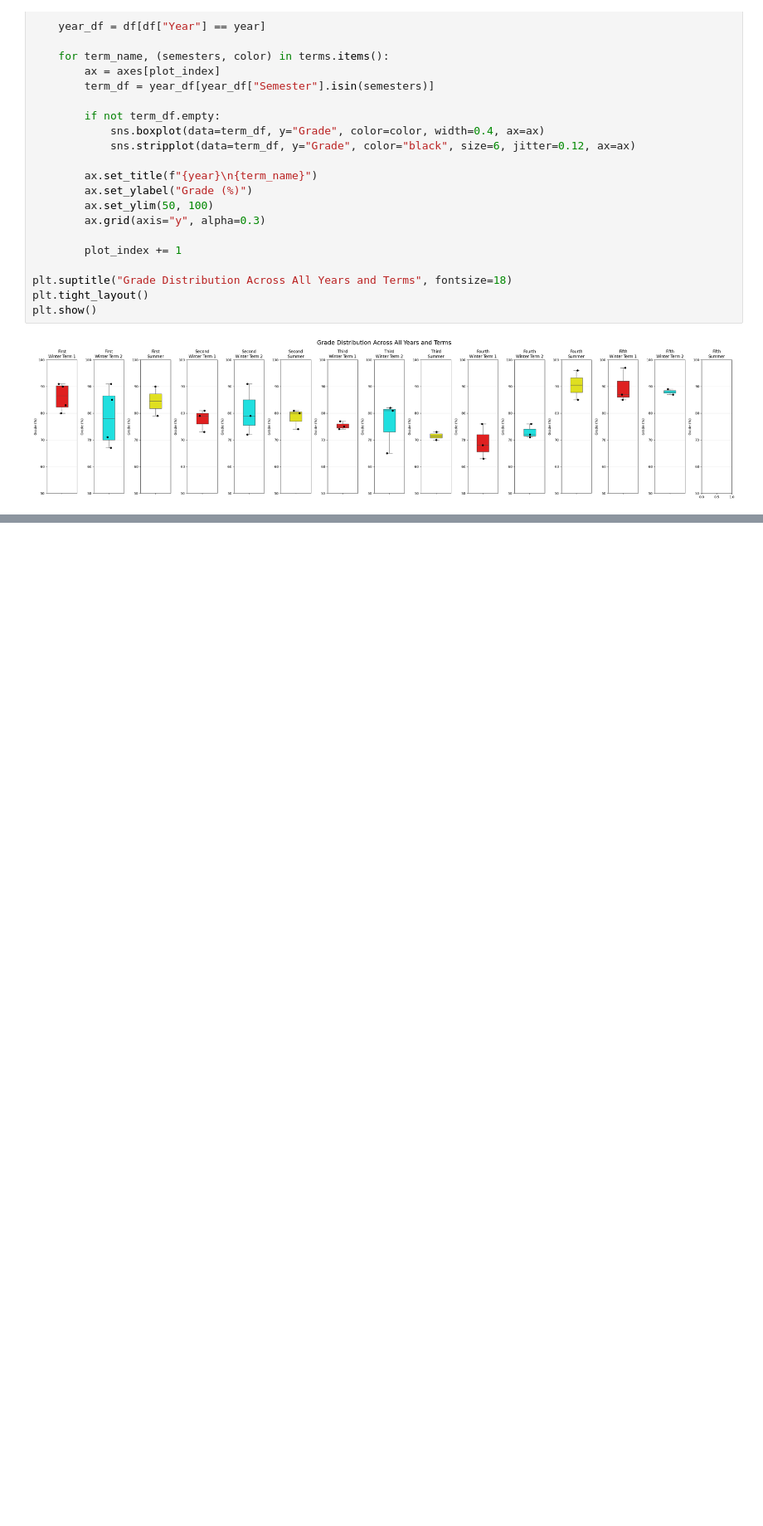
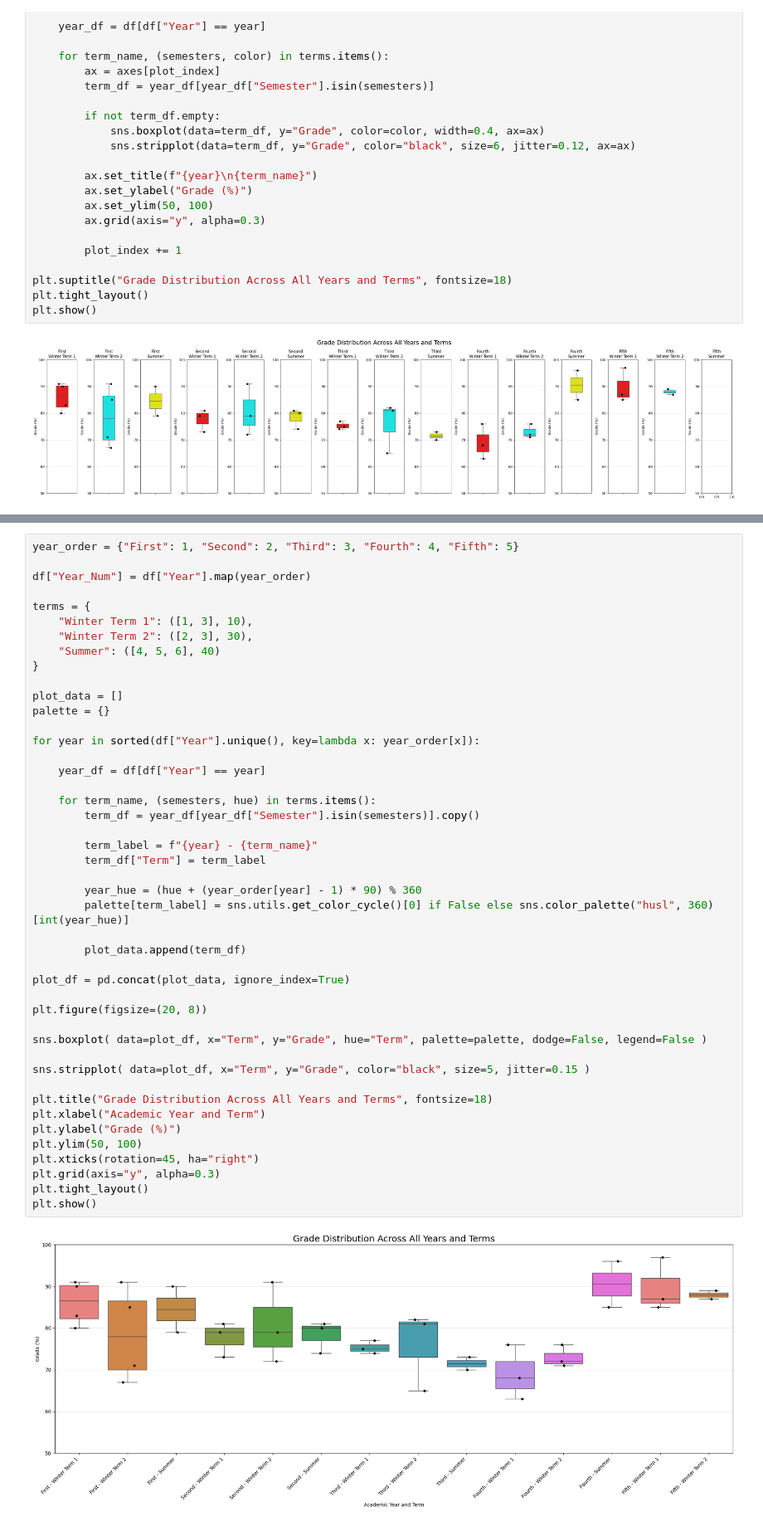
Before and after one commit to almsam/Data-playground, a Jupyter notebook: Grades analysis.ipynb, the cells around one changed output, grey strips where cells are left out. Shown at 83% size. Cells and saved outputs as stored; diff of their text form; blank space fills up the shorter version.

Commit message:
rainbow graph

```diff
--- a/Grades analysis.ipynb
+++ b/Grades analysis.ipynb
@@ -275,0 +278,47 @@ plt.show()
+# %%
+year_order = {"First": 1, "Second": 2, "Third": 3, "Fourth": 4, "Fifth": 5}
+
+df["Year_Num"] = df["Year"].map(year_order)
+
+terms = {
+    "Winter Term 1": ([1, 3], 10),
+    "Winter Term 2": ([2, 3], 30),
+    "Summer": ([4, 5, 6], 40)
+}
+
+plot_data = []
+palette = {}
+
+for year in sorted(df["Year"].unique(), key=lambda x: year_order[x]):
+
+    year_df = df[df["Year"] == year]
+
+    for term_name, (semesters, hue) in terms.items():
+        term_df = year_df[year_df["Semester"].isin(semesters)].copy()
+
+        term_label = f"{year} - {term_name}"
+        term_df["Term"] = term_label
+
+        year_hue = (hue + (year_order[year] - 1) * 90) % 360
+        palette[term_label] = sns.utils.get_color_cycle()[0] if False else sns.color_palette("husl", 360)[int(year_hue)]
+
+        plot_data.append(term_df)
+
+plot_df = pd.concat(plot_data, ignore_index=True)
+
+plt.figure(figsize=(20, 8))
+
+sns.boxplot( data=plot_df, x="Term", y="Grade", hue="Term", palette=palette, dodge=False, legend=False )
+
+sns.stripplot( data=plot_df, x="Term", y="Grade", color="black", size=5, jitter=0.15 )
+
+plt.title("Grade Distribution Across All Years and Terms", fontsize=18)
+plt.xlabel("Academic Year and Term")
+plt.ylabel("Grade (%)")
+plt.ylim(50, 100)
+plt.xticks(rotation=45, ha="right")
+plt.grid(axis="y", alpha=0.3)
+plt.tight_layout()
+plt.show()
+# %% [output]
+[figure, added]
```
Also changed, not shown: parts of 2 cells of this notebook.
